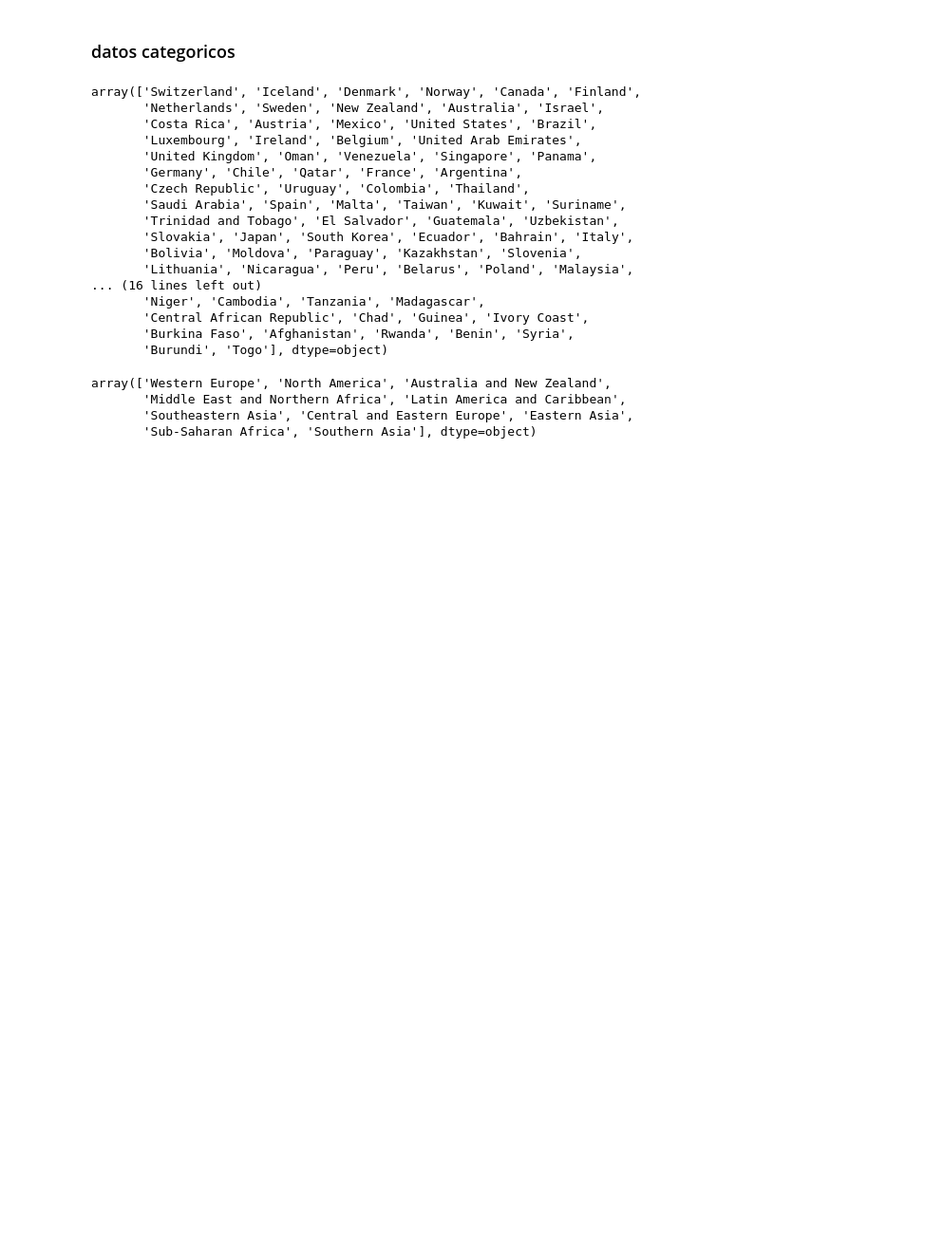
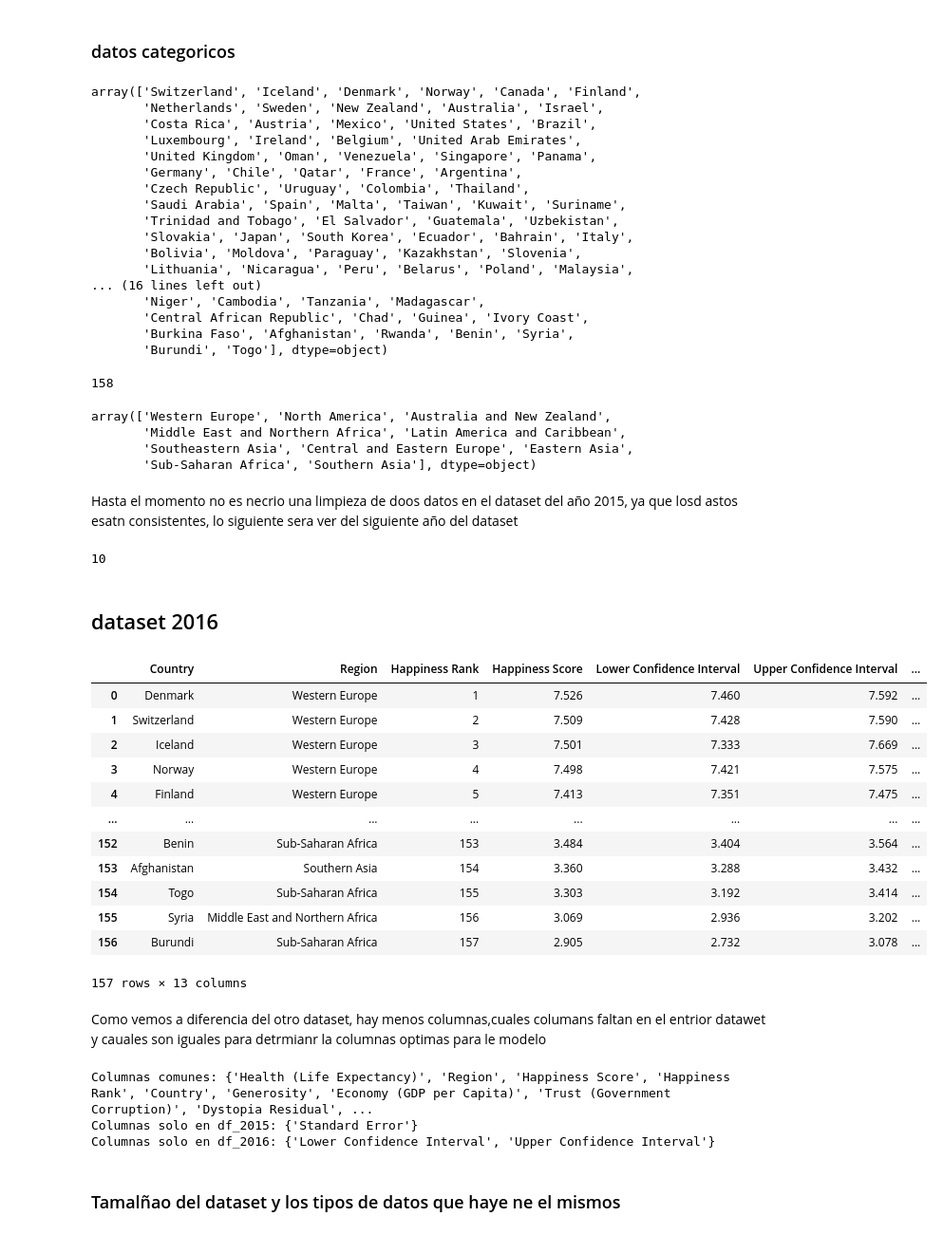
Before and after one commit to JuanDavidDazaR/workshop3-happiness-streaming, a Jupyter notebook: notebooks/001_EDA.ipynb, the cells around one changed output. Shown at 95% size. Saved outputs shown, nothing was run; the diff lists cells and outputs as text; code cells hidden in the pictures; blank space fills up the shorter version.

```diff
--- a/notebooks/001_EDA.ipynb
+++ b/notebooks/001_EDA.ipynb
@@ -102,4 +105,8 @@ array(['Switzerland', 'Iceland', 'Denmark', 'Norway', 'Canada', 'Finland',
        'Central African Republic', 'Chad', 'Guinea', 'Ivory Coast',
        'Burkina Faso', 'Afghanistan', 'Rwanda', 'Benin', 'Syria',
        'Burundi', 'Togo'], dtype=object)
+# %%
+df_2015['Country'].nunique()
+# %% [output]
+158
 # %%
@@ -110,3 +117,49 @@ array(['Western Europe', 'North America', 'Australia and New Zealand',
        'Middle East and Northern Africa', 'Latin America and Caribbean',
        'Southeastern Asia', 'Central and Eastern Europe', 'Eastern Asia',
        'Sub-Saharan Africa', 'Southern Asia'], dtype=object)
+# %% [markdown]
+Hasta el momento no es necrio una limpieza de doos datos en el dataset del año 2015, ya que losd astos esatn consistentes, lo siguiente sera ver del siguiente año del dataset
+# %%
+df_2015['Region'].nunique()
+# %% [output]
+10
+# %% [markdown]
+## dataset 2016
+# %%
+df_2016 = pd.read_csv('../data/raw/2016.csv', sep=",", encoding="utf-8")
+df_2016
+# %% [output]
+|  | Country | Region | Happiness Rank | Happiness Score | Lower Confidence Interval | Upper Confidence Interval | ... |
+| 0 | Denmark | Western Europe | 1 | 7.526 | 7.460 | 7.592 | ... |
+| 1 | Switzerland | Western Europe | 2 | 7.509 | 7.428 | 7.590 | ... |
+| 2 | Iceland | Western Europe | 3 | 7.501 | 7.333 | 7.669 | ... |
+| 3 | Norway | Western Europe | 4 | 7.498 | 7.421 | 7.575 | ... |
+| 4 | Finland | Western Europe | 5 | 7.413 | 7.351 | 7.475 | ... |
+| ... | ... | ... | ... | ... | ... | ... | ... |
+| 152 | Benin | Sub-Saharan Africa | 153 | 3.484 | 3.404 | 3.564 | ... |
+| 153 | Afghanistan | Southern Asia | 154 | 3.360 | 3.288 | 3.432 | ... |
+| 154 | Togo | Sub-Saharan Africa | 155 | 3.303 | 3.192 | 3.414 | ... |
+| 155 | Syria | Middle East and Northern Africa | 156 | 3.069 | 2.936 | 3.202 | ... |
+| 156 | Burundi | Sub-Saharan Africa | 157 | 2.905 | 2.732 | 3.078 | ... |
+157 rows × 13 columns
+# %% [markdown]
+Como vemos a diferencia del otro dataset, hay menos columnas,cuales columans faltan en el entrior datawet y cauales son iguales para detrmianr la columnas optimas para le modelo
+# %%
+columnas_2015 = set(df_2015.columns)
+columnas_2016 = set(df_2016.columns)
+
+columnas_comunes = columnas_2015.intersection(columnas_2016)
+
+columnas_solo_2015 = columnas_2015.difference(columnas_2016)
+
+columnas_solo_2016 = columnas_2016.difference(columnas_2015)
+
+print("Columnas comunes:", columnas_comunes)
+print("Columnas solo en df_2015:", columnas_solo_2015)
+print("Columnas solo en df_2016:", columnas_solo_2016)
+# %% [output]
+Columnas comunes: {'Health (Life Expectancy)', 'Region', 'Happiness Score', 'Happiness Rank', 'Country', 'Generosity', 'Economy (GDP per Capita)', 'Trust (Government Corruption)', 'Dystopia Residual', ...
+Columnas solo en df_2015: {'Standard Error'}
+Columnas solo en df_2016: {'Lower Confidence Interval', 'Upper Confidence Interval'}
+# %% [markdown]
+### Tamalñao del dataset y los tipos de datos que haye ne el mismos
```
Also changed, not shown: parts of 70 cells of this notebook.
